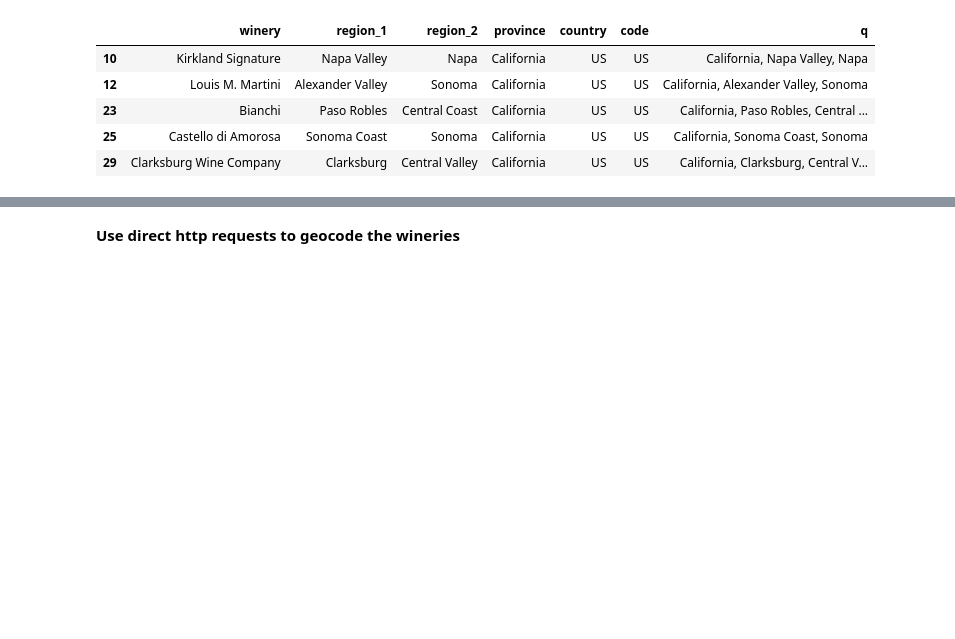
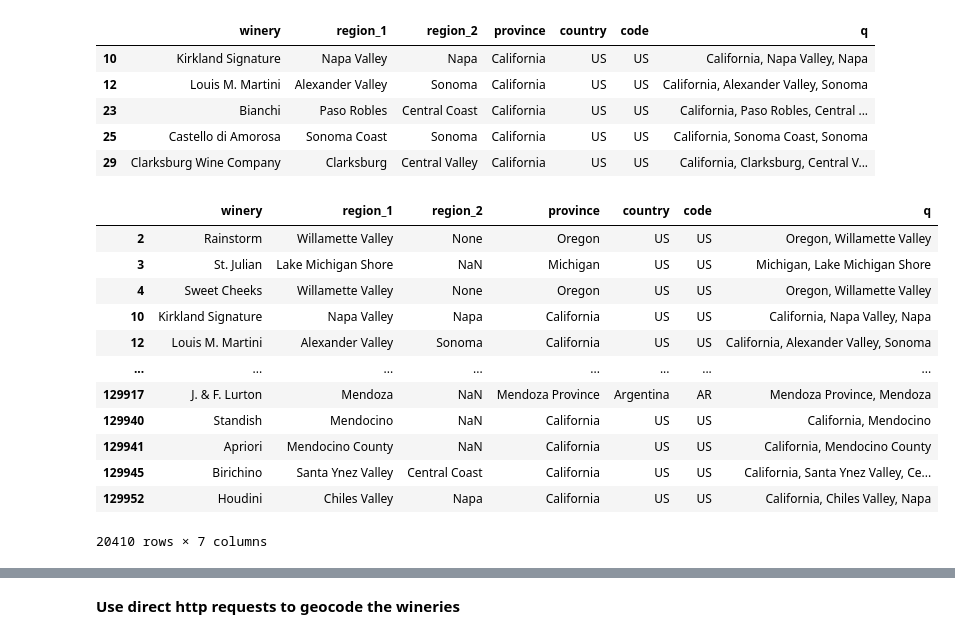
Before and after one commit to pasmith/oenologist, a Jupyter notebook: mapbox-forward.ipynb, the cells around one changed output, grey strips where cells are left out. Cells and saved outputs as stored; diff of their text form; code cells hidden in the pictures; blank space fills up the shorter version.

```diff
--- a/mapbox-forward.ipynb
+++ b/mapbox-forward.ipynb
@@ -528,3 +602,19 @@ locations[mask].head()
 | 23 | Bianchi | Paso Robles | Central Coast | California | US | US | California, Paso Robles, Central ... |
 | 25 | Castello di Amorosa | Sonoma Coast | Sonoma | California | US | US | California, Sonoma Coast, Sonoma |
 | 29 | Clarksburg Wine Company | Clarksburg | Central Valley | California | US | US | California, Clarksburg, Central V... |
+# %%
+locations[locations['q'].str.contains(', ')]
+# %% [output]
+|  | winery | region_1 | region_2 | province | country | code | q |
+| 2 | Rainstorm | Willamette Valley | None | Oregon | US | US | Oregon, Willamette Valley |
+| 3 | St. Julian | Lake Michigan Shore | NaN | Michigan | US | US | Michigan, Lake Michigan Shore |
+| 4 | Sweet Cheeks | Willamette Valley | None | Oregon | US | US | Oregon, Willamette Valley |
+| 10 | Kirkland Signature | Napa Valley | Napa | California | US | US | California, Napa Valley, Napa |
+| 12 | Louis M. Martini | Alexander Valley | Sonoma | California | US | US | California, Alexander Valley, Sonoma |
+| ... | ... | ... | ... | ... | ... | ... | ... |
+| 129917 | J. & F. Lurton | Mendoza | NaN | Mendoza Province | Argentina | AR | Mendoza Province, Mendoza |
+| 129940 | Standish | Mendocino | NaN | California | US | US | California, Mendocino |
+| 129941 | Apriori | Mendocino County | NaN | California | US | US | California, Mendocino County |
+| 129945 | Birichino | Santa Ynez Valley | Central Coast | California | US | US | California, Santa Ynez Valley, Ce... |
+| 129952 | Houdini | Chiles Valley | Napa | California | US | US | California, Chiles Valley, Napa |
+20410 rows × 7 columns
```
Also changed, not shown: parts of 28 cells of this notebook, 1 other file.
